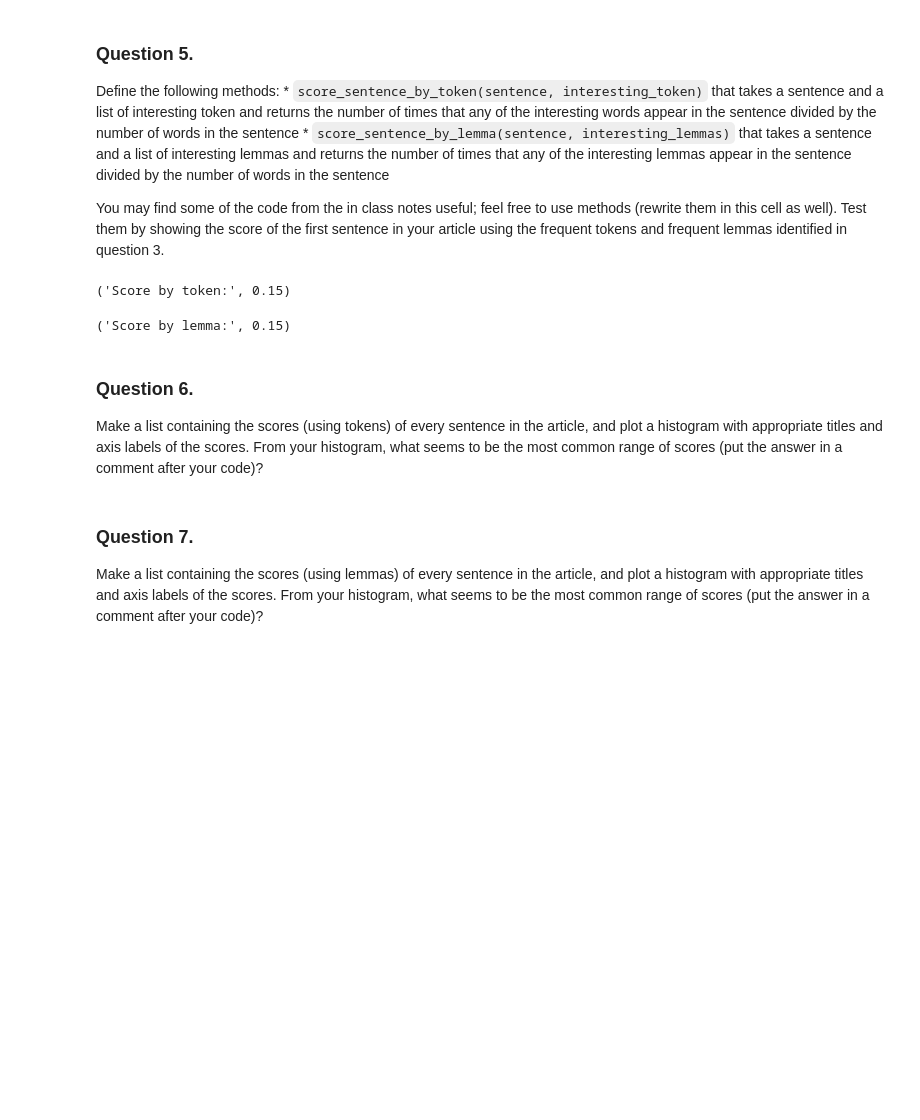
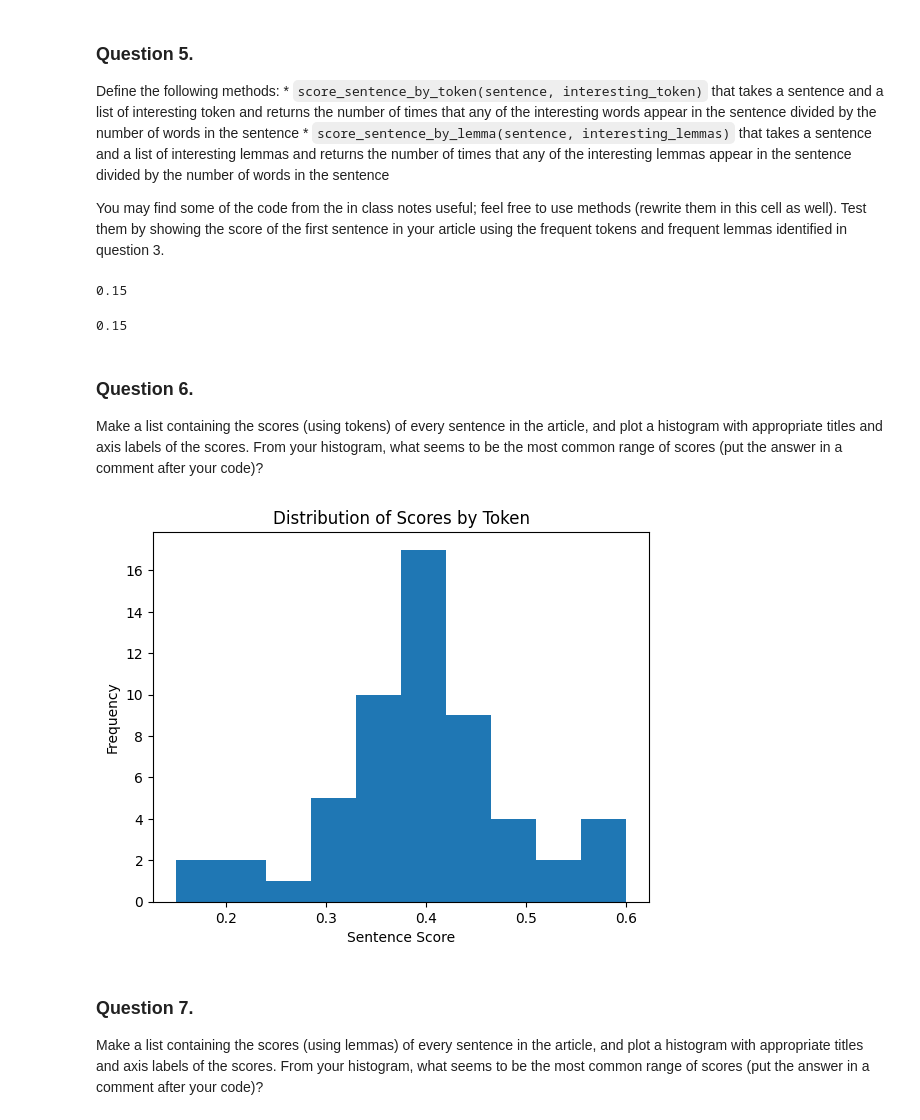
Before and after one commit to bethharvey/wmnlp-06-web-scraping, a Jupyter notebook: web-scraping.ipynb, the cells around one changed output. Drawn from its saved outputs; the diff is of its cells as text; code cells hidden in the pictures; blank space fills up the shorter version.

```diff
--- a/web-scraping.ipynb
+++ b/web-scraping.ipynb
@@ -162,28 +162,44 @@ def score_sentence_by_token(sentence, interesting_token):
     total_word_count = len([token for token in sentence])
     interesting_word_count = len([token.text.lower() for token in sentence if token.text in interesting_token])
     token_score = interesting_word_count / total_word_count
-    return 'Score by token:', token_score
+    return token_score
 
 # Test function on first sentence of article
 sentences = list(doc.sents)
 print(score_sentence_by_token(sentences[0], good_tokens))
 # %% [output]
-('Score by token:', 0.15)
+0.15
 # %%
 # Define function to calculate interesting lemma: total words ratio
 def score_sentence_by_lemma(sentence, interesting_lemmas):
     total_word_count = len([word for word in sentence])
     interesting_lemma_count = len([token.lemma_.lower() for token in sentence if token.lemma_ in interesting_lemmas])
     lemma_score = interesting_lemma_count / total_word_count
-    return 'Score by lemma:', lemma_score
+    return lemma_score
 
 # Test function on first sentence of article
+sentences = list(doc.sents)
 print(score_sentence_by_lemma(sentences[0], good_lemmas))
 # %% [output]
-('Score by lemma:', 0.15)
+0.15
 # %% [markdown]
 ### Question 6.
 Make a list containing the scores (using tokens) of every sentence in the article, and plot a histogram with appropriate titles and axis labels of the scores. From your histogram, what seems to be the most common range of scores (put the answer in a comment after your code)?
+# %%
+token_scores = []
+for sentence in list(doc.sents):
+    score = score_sentence_by_token(sentence, good_tokens)
+    token_scores.append(score)
+
+plt.hist(token_scores)
+plt.title('Distribution of Scores by Token')
+plt.xlabel('Sentence Score')
+plt.ylabel('Frequency')
+plt.show()
+
+# The most common range of scores by token is 0.4-0.45.
+# %% [output]
+[figure, added]
 # %% [markdown]
 ### Question 7.
 Make a list containing the scores (using lemmas) of every sentence in the article, and plot a histogram with appropriate titles and axis labels of the scores.  From your histogram, what seems to be the most common range of scores (put the answer in a comment after your code)?
```
Also changed, not shown: parts of 2 cells of this notebook, 1 other file.
